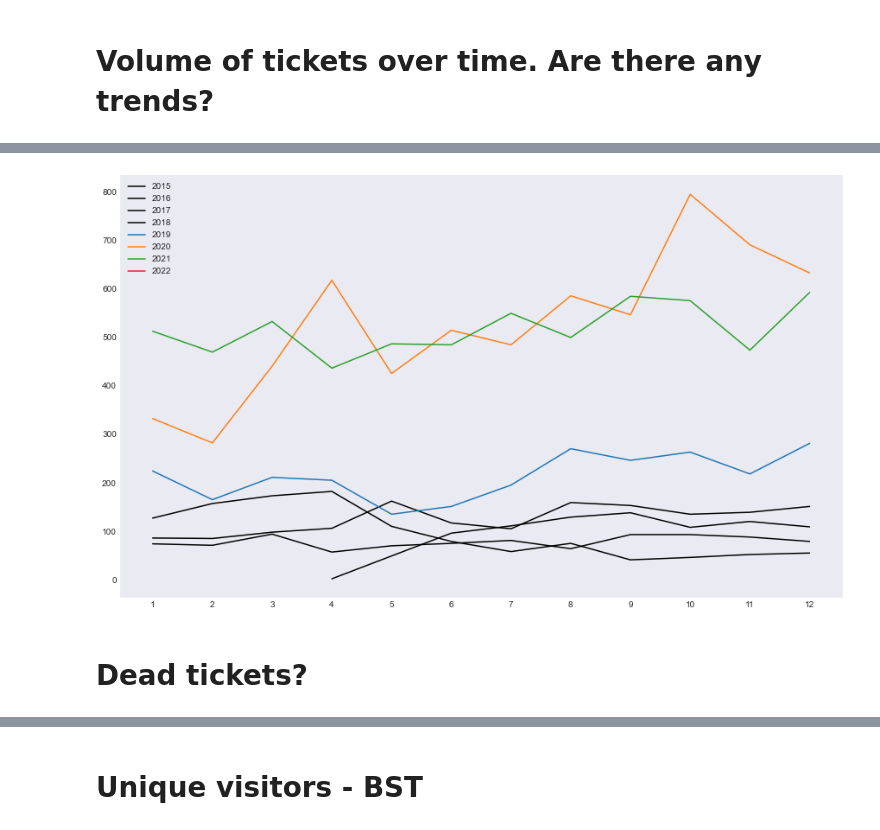
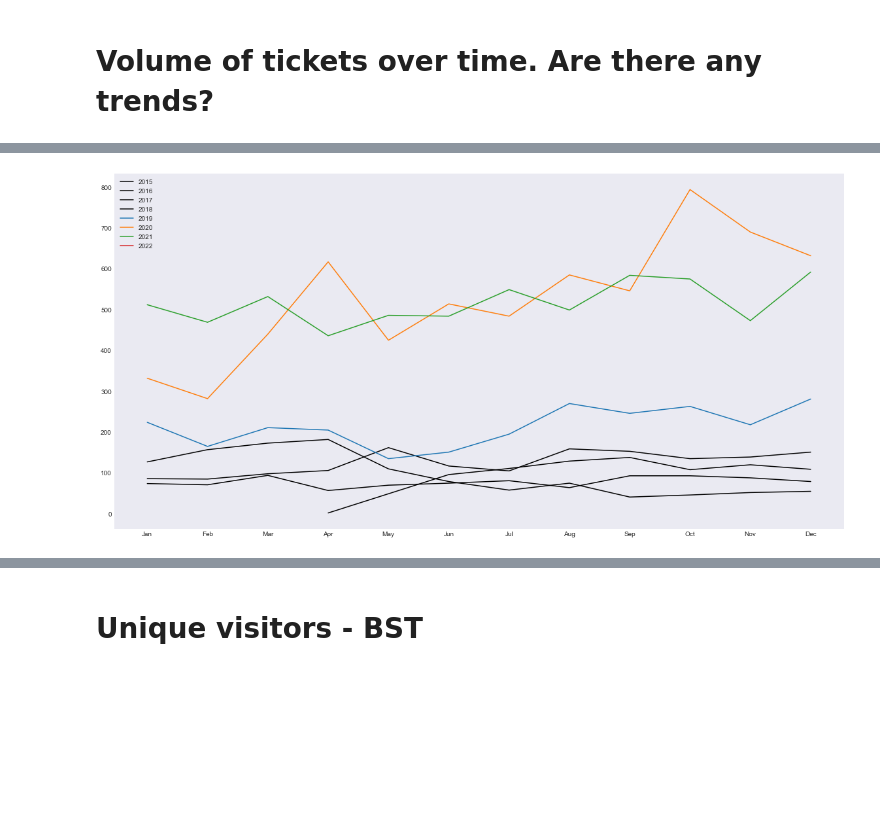
Before and after one commit to AmirZahre/Github_Org_Repo_Analysis, a Jupyter notebook: astronomer_V1.ipynb, the cells around one changed output, grey strips where cells are left out. Cells and saved outputs as stored; diff of their text form; code cells hidden in the pictures; blank space fills up the shorter version.

```diff
--- a/astronomer_V1.ipynb
+++ b/astronomer_V1.ipynb
@@ -81,6 +85,29 @@ df.head()
 | 4 | 4 | https://api.github.com/repos/apac... | https://api.github.com/repos/apac... | https://api.github.com/repos/apac... | https://api.github.com/repos/apac... | https://api.github.com/repos/apac... | https://github.com/apache/airflow... | 1096844110 | PR_kwDOAgUK284wr25c | ... |
 # %% [markdown]
 # Preprocessing
+# %%
+'''
+For xlabel changes in a few graphs below there the x-axis is the month
+'''
+def getMonthName(month_number):
+    testdate=dt.date(2010,int(month_number),1)
+    return testdate.strftime('%b')
+
+
+'''
+For removing outliers in a few tables below
+'''
+# Removing outliers using the below formula
+import scipy
+
+# pulled from https://stackoverflow.com/questions/23199796/detect-and-exclude-outliers-in-a-pandas-dataframe by KeyMaker00
+def drop_numerical_outliers(df1):
+    # Constrains will contain `True` or `False` depending on if it is a value below the threshold.
+    constrains = df1.select_dtypes(include=[np.number]) \
+        .apply(lambda x: np.abs(scipy.stats.zscore(x)) < 3) \
+        .all(axis=1)
+    # Drop (inplace) values set to be rejected
+    df1.drop(df1.index[~constrains], inplace=True)
 # %%
 '''
 There are lots of fields in the data.
@@ -377,9 +325,9 @@ Level 1:
 # %% [markdown]
 # Volume of tickets over time. Are there any trends?
 # %%
-monthly = (df.groupby([df.created_date.dt.year, df.created_date.dt.month])
+monthly_tickets = (df.groupby([df.created_date.dt.year, df.created_date.dt.month])
            .size()
            .rename_axis(index=['year', 'month'],)
            .reset_index())
 
-monthly.columns.values[2] = "number_of_tickets"
+monthly_tickets.columns.values[2] = "number_of_tickets"
@@ -386,35 +350,32 @@ monthly.columns.values[2] = "number_of_tickets"
 # %%
-fig, ax = plt.subplots(nrows=1, ncols=1, figsize=(15,9))
-
+fig, ax = plt.subplots(nrows=1, ncols=1, figsize=(20,10))
 
 # plotting for each year, by month
 # years prior to, and including, 2019
 years = [2015, 2016, 2017, 2018]
 i = 0
 for year in years:
-    sub = monthly[monthly['year'] == year]
+    sub = monthly_tickets[monthly_tickets['year'] == year]
     ax.plot(sub['month'], sub['number_of_tickets'], label=year, c='black')
     i += 1
-
 
 # years of 2019 to present
 years = [2019,2020, 2021, 2022]
 i = 0
 for year in years:
-    sub = monthly[monthly['year'] == year]
+    sub = monthly_tickets[monthly_tickets['year'] == year]
     ax.plot(sub['month'], sub['number_of_tickets'], label=year)
     i += 1
 
 
+# x-axis ticks
+plt.gca().xaxis.set_major_formatter(mtick.FuncFormatter(lambda x,p:getMonthName(x)))
+ax.set_xticks(np.arange(1, 13, 1.0))
 
-
+# legend
 ax.legend(loc="upper left")
 
 plt.style.use('seaborn-dark')
-ax.set_xticks(np.arange(1, 13, 1.0))
-
 plt.show()
 # %% [output]
-[figure, old version]
+[figure, new version]
-# %% [markdown]
-# Dead tickets?
```
Also changed, not shown: parts of 49 cells of this notebook.
